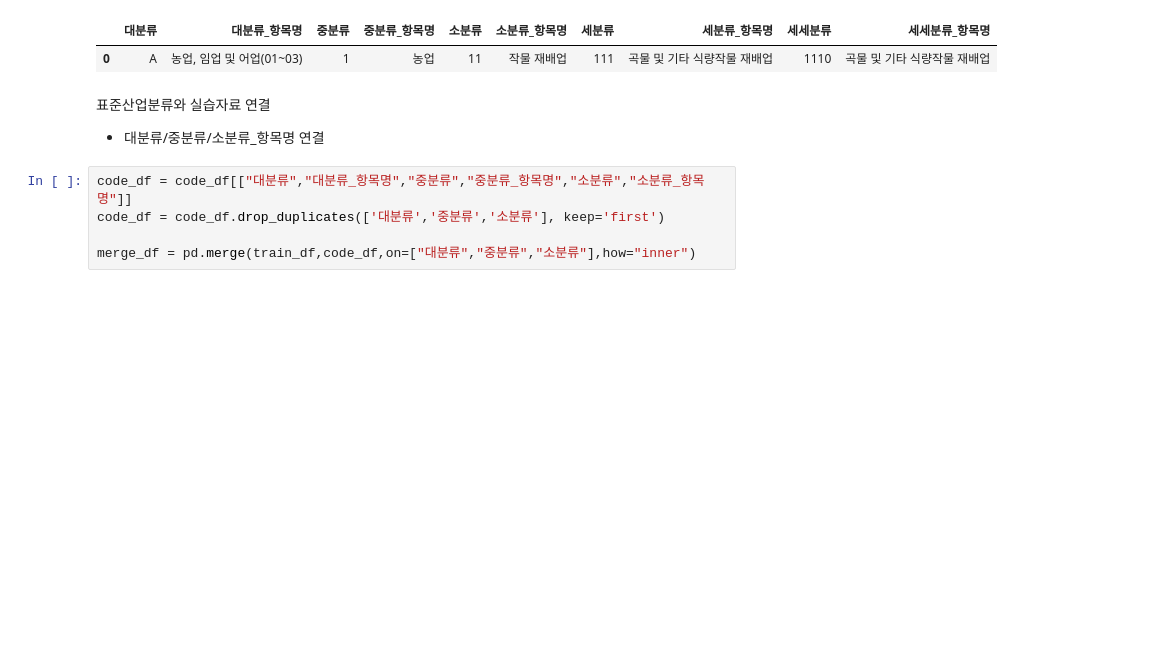
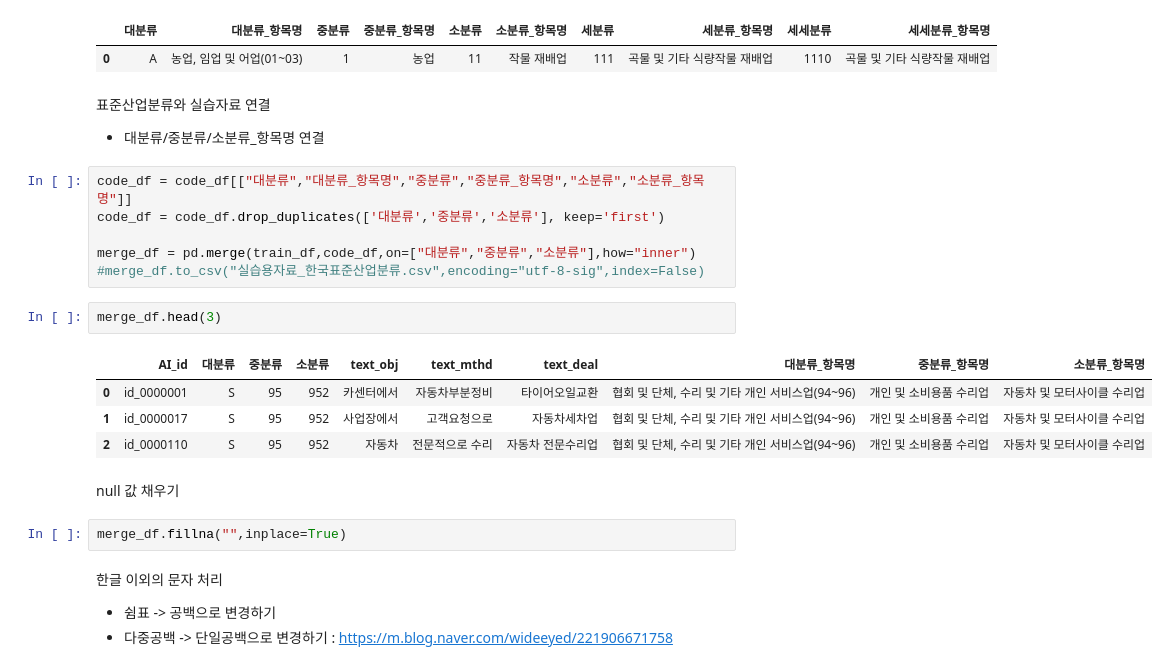
Before and after one commit to yxbxn/NLP_contest, a Jupyter notebook: EDA 및 전처리.ipynb, the cells around one changed output. Cells and saved outputs as stored; diff of their text form; blank space fills up the shorter version.

Commit message:
텍스트 데이터 정제작업 및 오탈자 확인
- 특수문자/영어/숫자가 포함된 데이터 분포 확인
- 특수기호/null/맞춤법/공백 데이터 정제 작업

```diff
--- a/EDA 및 전처리.ipynb
+++ b/EDA 및 전처리.ipynb
@@ -147,3 +145,19 @@ code_df = code_df[["대분류","대분류_항목명","중분류","중분류_항
 code_df = code_df.drop_duplicates(['대분류','중분류','소분류'], keep='first')
 
 merge_df = pd.merge(train_df,code_df,on=["대분류","중분류","소분류"],how="inner")
+#merge_df.to_csv("실습용자료_한국표준산업분류.csv",encoding="utf-8-sig",index=False)
+# %%
+merge_df.head(3)
+# %% [output]
+|  | AI_id | 대분류 | 중분류 | 소분류 | text_obj | text_mthd | text_deal | 대분류_항목명 | 중분류_항목명 | 소분류_항목명 |
+| 0 | id_0000001 | S | 95 | 952 | 카센터에서 | 자동차부분정비 | 타이어오일교환 | 협회 및 단체, 수리 및 기타 개인 서비스업(94~96) | 개인 및 소비용품 수리업 | 자동차 및 모터사이클 수리업 |
+| 1 | id_0000017 | S | 95 | 952 | 사업장에서 | 고객요청으로 | 자동차세차업 | 협회 및 단체, 수리 및 기타 개인 서비스업(94~96) | 개인 및 소비용품 수리업 | 자동차 및 모터사이클 수리업 |
+| 2 | id_0000110 | S | 95 | 952 | 자동차 | 전문적으로 수리 | 자동차 전문수리업 | 협회 및 단체, 수리 및 기타 개인 서비스업(94~96) | 개인 및 소비용품 수리업 | 자동차 및 모터사이클 수리업 |
+# %% [markdown]
+null 값 채우기
+# %%
+merge_df.fillna("",inplace=True)
+# %% [markdown]
+한글 이외의 문자 처리
+- 쉼표 -> 공백으로 변경하기
+- 다중공백 -> 단일공백으로 변경하기 : https://m.blog.naver.com/wideeyed/221906671758
```
Also changed, not shown: parts of 19 cells of this notebook.
